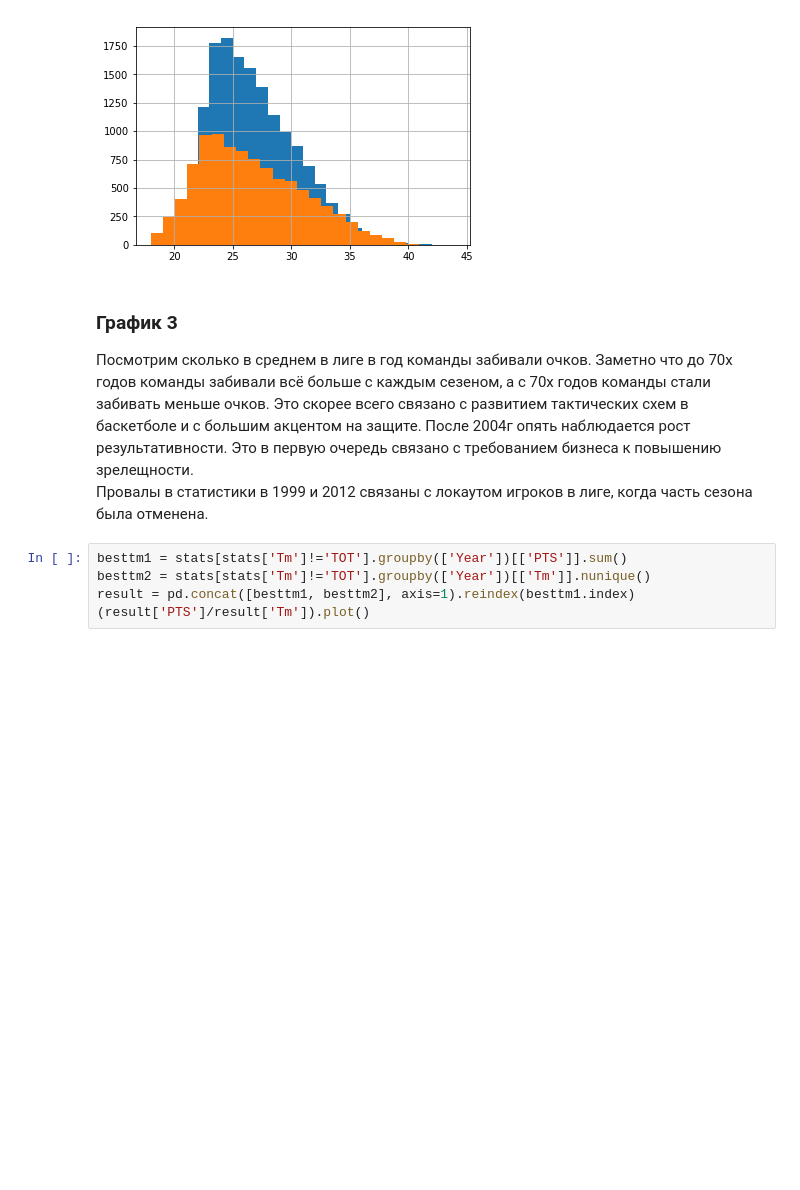
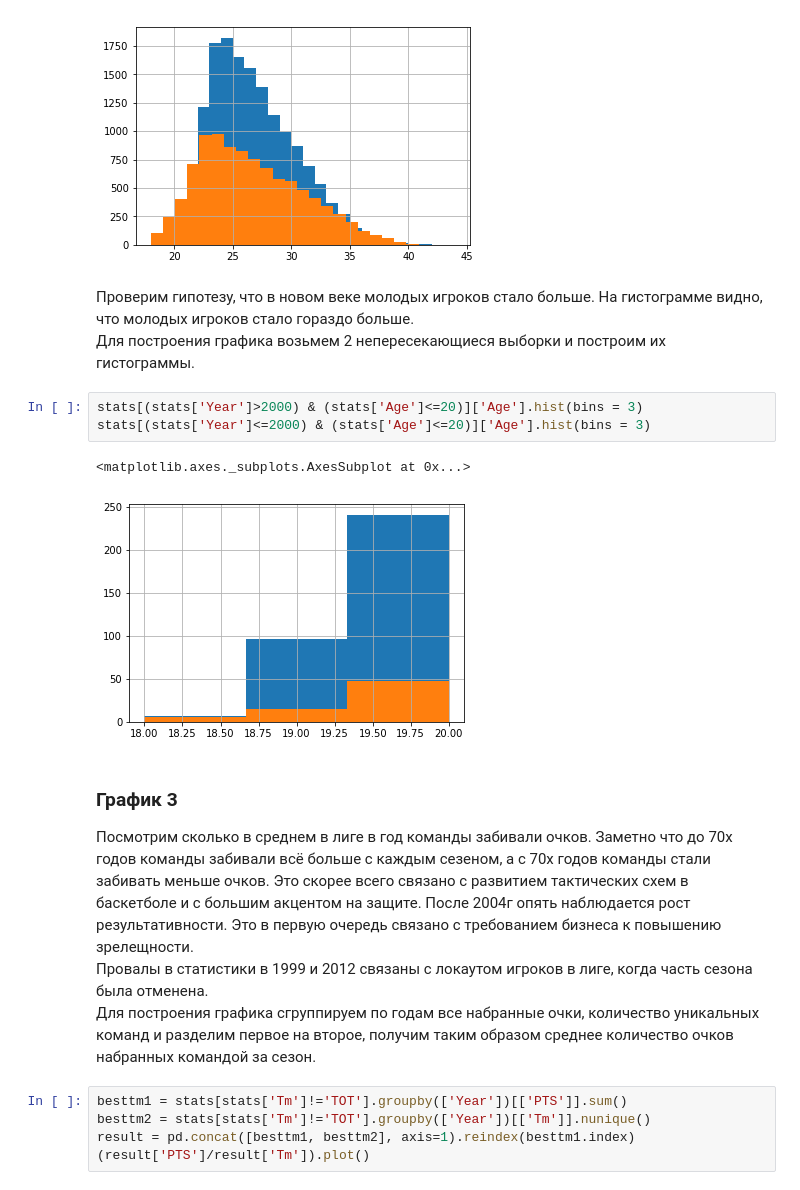
Before and after one commit to EkimTeam/netology.pyda-5, a Jupyter notebook: pyda-1.10-hw_PetrovM.ipynb, the cells around one changed output. Cells and saved outputs as stored; diff of their text form; blank space fills up the shorter version.

```diff
--- a/pyda-1.10-hw_PetrovM.ipynb
+++ b/pyda-1.10-hw_PetrovM.ipynb
@@ -67,10 +72,20 @@ stats[stats['Year']>2000]['Age'].hist(bins = 25)
 # %% [output]
 <matplotlib.axes._subplots.AxesSubplot at 0x...>
 [figure]
+# %% [markdown]
+Проверим гипотезу, что в новом веке молодых игроков стало больше. На гистограмме видно, что молодых игроков стало гораздо больше.
+Для построения графика возьмем 2 непересекающиеся выборки и построим их гистограммы.
+# %%
+stats[(stats['Year']>2000) & (stats['Age']<=20)]['Age'].hist(bins = 3)
+stats[(stats['Year']<=2000) & (stats['Age']<=20)]['Age'].hist(bins = 3)
+# %% [output]
+<matplotlib.axes._subplots.AxesSubplot at 0x...>
+[figure, added]
 # %% [markdown]
 ### График 3
 Посмотрим сколько в среднем в лиге в год команды забивали очков. Заметно что до 70х годов команды забивали всё больше с каждым сезеном, а с 70х годов команды стали забивать меньше очков. Это скорее всего связано с развитием тактических схем в баскетболе и с большим акцентом на защите. После 2004г опять наблюдается рост результативности. Это в первую очередь связано с требованием бизнеса к повышению зрелещности.
 Провалы в статистики в 1999 и 2012 связаны с локаутом игроков в лиге, когда часть сезона была отменена.
+Для построения графика сгруппируем по годам все набранные очки, количество уникальных команд и разделим первое на второе, получим таким образом среднее количество очков набранных командой за сезон.
 # %%
 besttm1 = stats[stats['Tm']!='TOT'].groupby(['Year'])[['PTS']].sum()
 besttm2 = stats[stats['Tm']!='TOT'].groupby(['Year'])[['Tm']].nunique()
```
Also changed, not shown: parts of 8 cells of this notebook.
